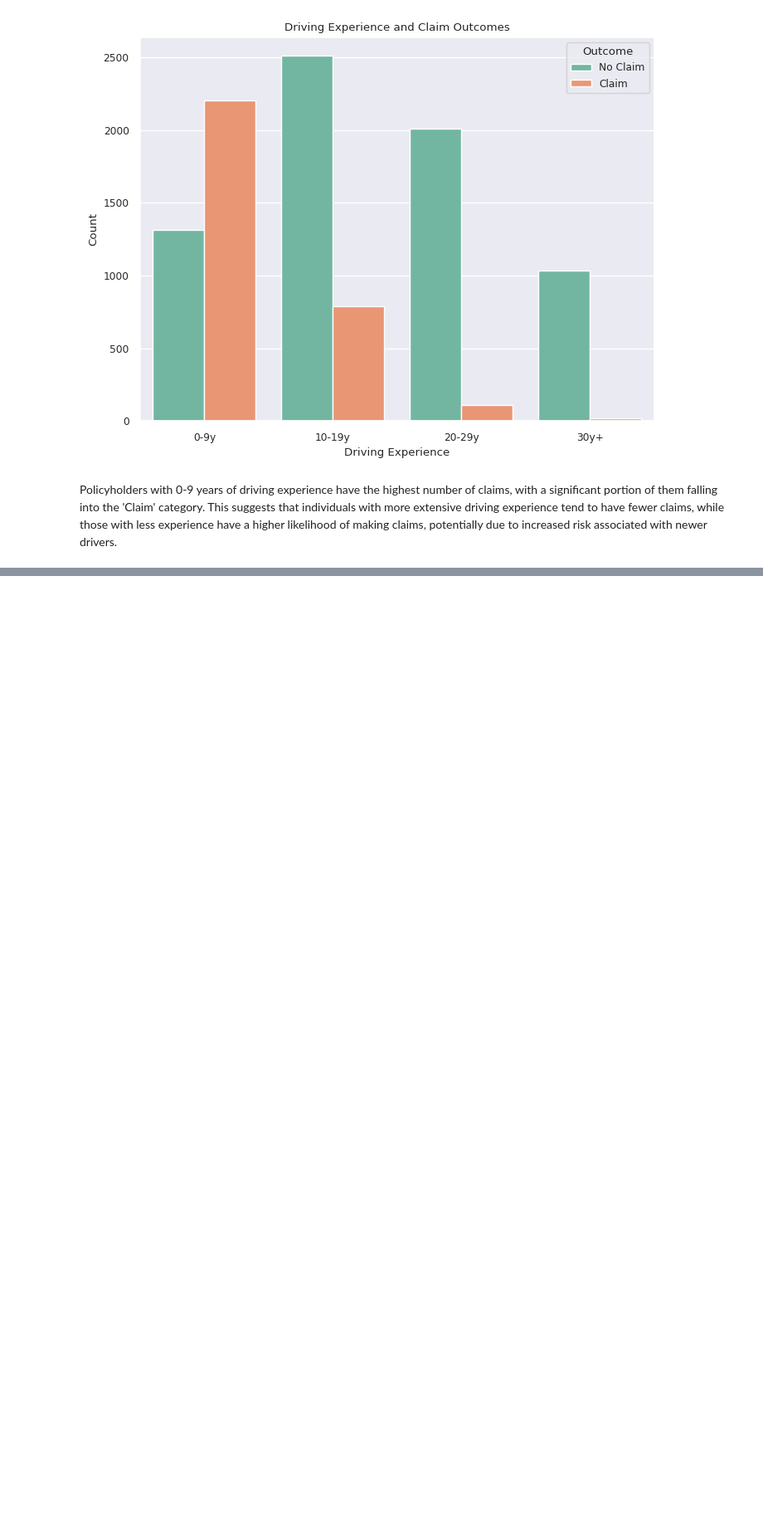
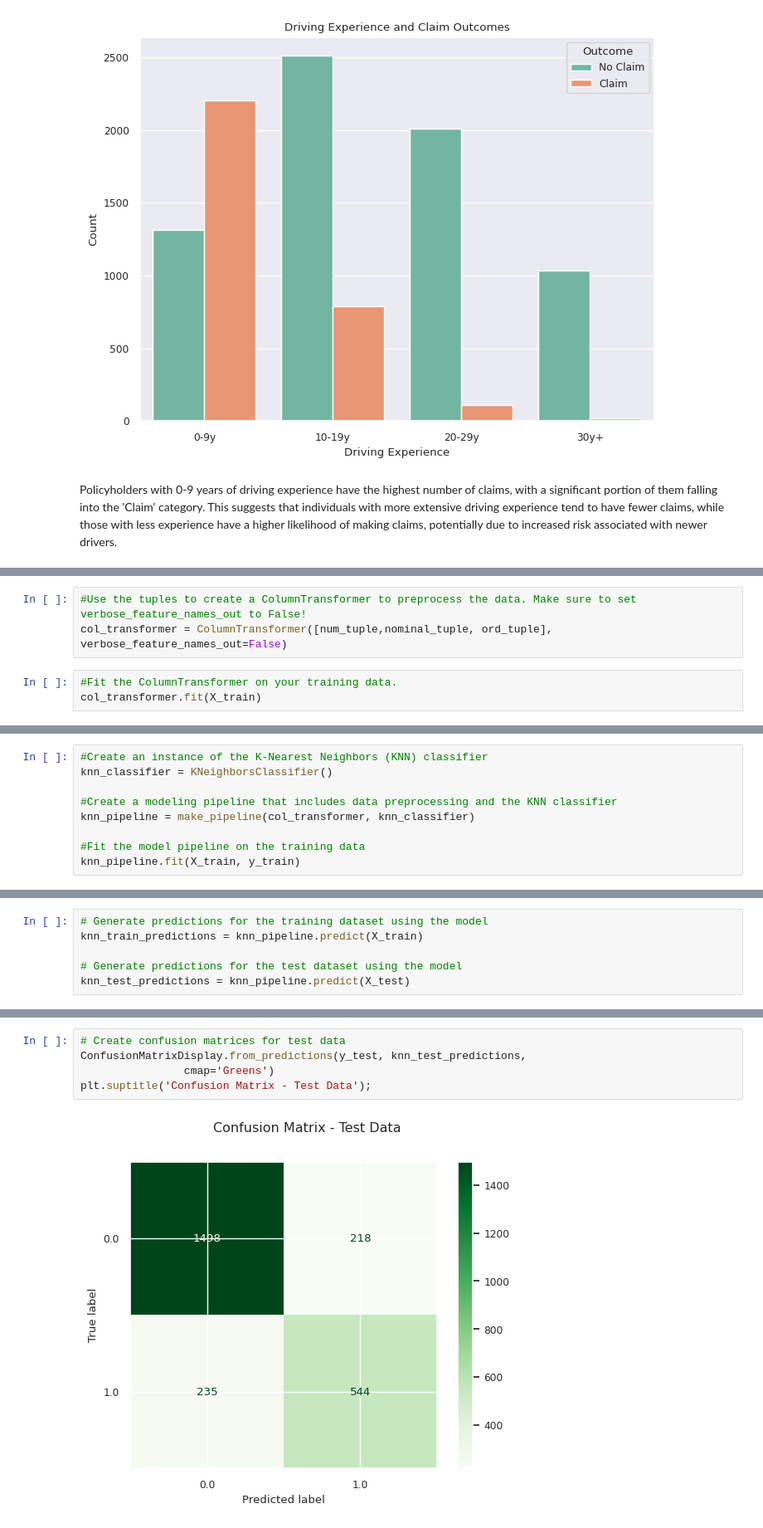
Before and after one commit to LeratoMatlala1/Car-Insurance-Claims-Classification, a Jupyter notebook: Project_2.ipynb, the cells around one changed output, grey strips where cells are left out. Shown at 83% size. Saved outputs shown, nothing was run; the diff lists cells and outputs as text; blank space fills up the shorter version.

```diff
--- a/Project_2.ipynb
+++ b/Project_2.ipynb
@@ -412,0 +662,6 @@ Stroke_df.shape
+# %%
+#Use the tuples to create a ColumnTransformer to preprocess the data. Make sure to set verbose_feature_names_out to False!
+col_transformer = ColumnTransformer([num_tuple,nominal_tuple, ord_tuple], verbose_feature_names_out=False)
+# %%
+#Fit the ColumnTransformer on your training data.
+col_transformer.fit(X_train)
@@ -412,0 +748,9 @@ Stroke_df.shape
+# %%
+#Create an instance of the K-Nearest Neighbors (KNN) classifier
+knn_classifier = KNeighborsClassifier()
+
+#Create a modeling pipeline that includes data preprocessing and the KNN classifier
+knn_pipeline = make_pipeline(col_transformer, knn_classifier)
+
+#Fit the model pipeline on the training data
+knn_pipeline.fit(X_train, y_train)
@@ -412,0 +777,6 @@ Stroke_df.shape
+# %%
+# Generate predictions for the training dataset using the model
+knn_train_predictions = knn_pipeline.predict(X_train)
+
+# Generate predictions for the test dataset using the model
+knn_test_predictions = knn_pipeline.predict(X_test)
@@ -412,0 +840,7 @@ Stroke_df.shape
+# %%
+# Create confusion matrices for test data
+ConfusionMatrixDisplay.from_predictions(y_test, knn_test_predictions,
+                cmap='Greens')
+plt.suptitle('Confusion Matrix - Test Data');
+# %% [output]
+[figure, added]
```
Also changed, not shown: parts of 127 cells of this notebook.
